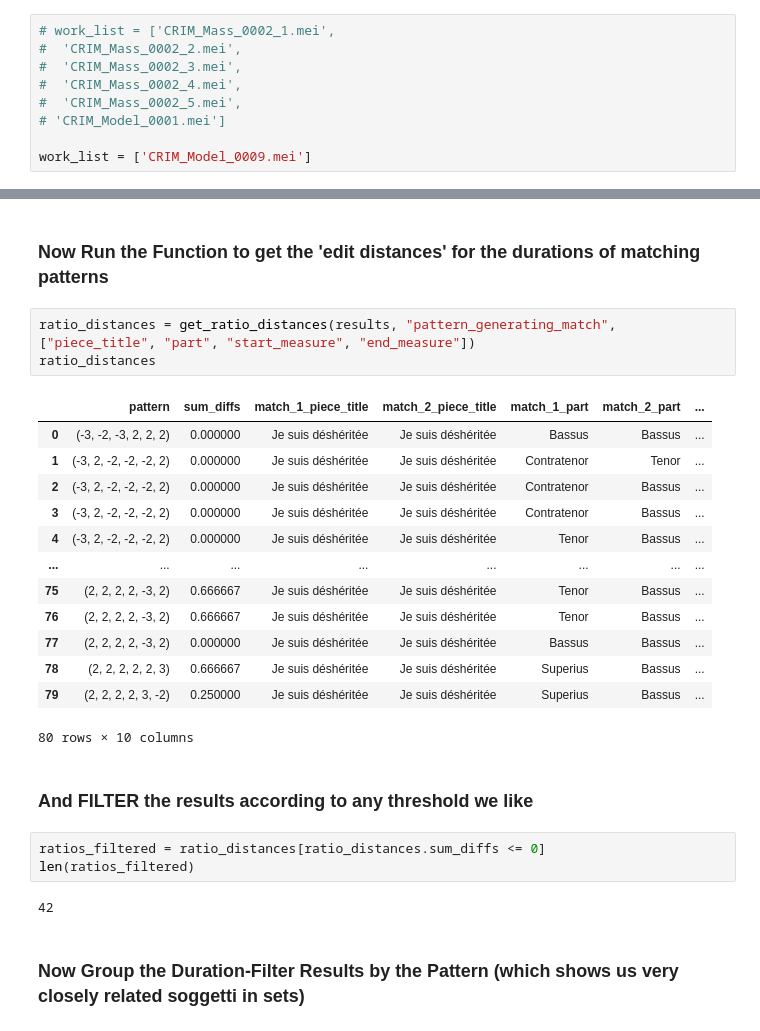
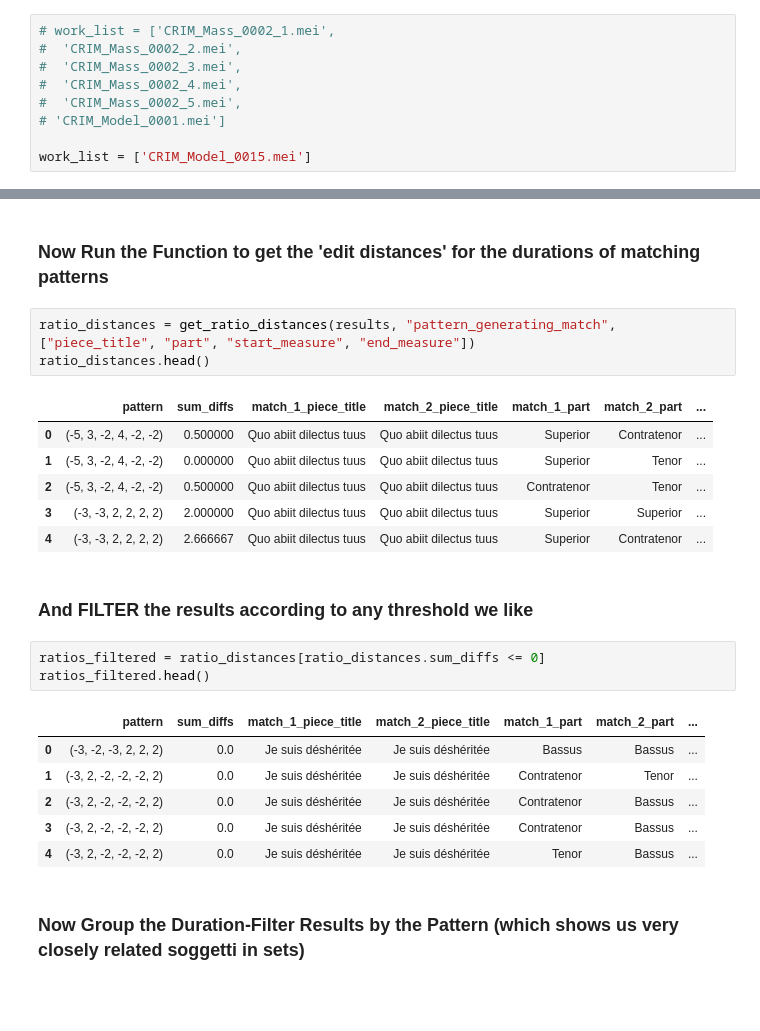
Before and after one commit to RichardFreedman/CRIM-notebooks, a Jupyter notebook: CRIM/CRIM_Intervals_Classify_12_31_20_dev.ipynb, the cells around one changed output, grey strips where cells are left out. Saved outputs shown, nothing was run; the diff lists cells and outputs as text; blank space fills up the shorter version.

```diff
--- a/CRIM/CRIM_Intervals_Classify_12_31_20_dev.ipynb
+++ b/CRIM/CRIM_Intervals_Classify_12_31_20_dev.ipynb
@@ -29,7 +29,7 @@ work_list = ['CRIM_Mass_0001_1.mei','CRIM_Mass_0001_2.mei','CRIM_Mass_0001_3.mei
 #  'CRIM_Mass_0002_5.mei',
 # 'CRIM_Model_0001.mei']
 
-work_list = ['CRIM_Model_0009.mei']
+work_list = ['CRIM_Model_0015.mei']
 # %% [markdown]
 ## Load File and Correct the MEI Metadata
 # %%
@@ -503,28 +483,26 @@ def get_ratio_distances(results, pattern_col, output_cols):
 ### Now Run the Function to get the 'edit distances' for the durations of matching patterns
 # %%
 ratio_distances = get_ratio_distances(results, "pattern_generating_match", ["piece_title", "part", "start_measure", "end_measure"])
-ratio_distances
+ratio_distances.head()
 # %% [output]
 |  | pattern | sum_diffs | match_1_piece_title | match_2_piece_title | match_1_part | match_2_part | ... |
-| 0 | (-3, -2, -3, 2, 2, 2) | 0.000000 | Je suis déshéritée | Je suis déshéritée | Bassus | Bassus | ... |
-| 1 | (-3, 2, -2, -2, -2, 2) | 0.000000 | Je suis déshéritée | Je suis déshéritée | Contratenor | Tenor | ... |
-| 2 | (-3, 2, -2, -2, -2, 2) | 0.000000 | Je suis déshéritée | Je suis déshéritée | Contratenor | Bassus | ... |
-| 3 | (-3, 2, -2, -2, -2, 2) | 0.000000 | Je suis déshéritée | Je suis déshéritée | Contratenor | Bassus | ... |
-| 4 | (-3, 2, -2, -2, -2, 2) | 0.000000 | Je suis déshéritée | Je suis déshéritée | Tenor | Bassus | ... |
-| ... | ... | ... | ... | ... | ... | ... | ... |
-| 75 | (2, 2, 2, 2, -3, 2) | 0.666667 | Je suis déshéritée | Je suis déshéritée | Tenor | Bassus | ... |
-| 76 | (2, 2, 2, 2, -3, 2) | 0.666667 | Je suis déshéritée | Je suis déshéritée | Tenor | Bassus | ... |
-| 77 | (2, 2, 2, 2, -3, 2) | 0.000000 | Je suis déshéritée | Je suis déshéritée | Bassus | Bassus | ... |
-| 78 | (2, 2, 2, 2, 2, 3) | 0.666667 | Je suis déshéritée | Je suis déshéritée | Superius | Bassus | ... |
-| 79 | (2, 2, 2, 2, 3, -2) | 0.250000 | Je suis déshéritée | Je suis déshéritée | Superius | Bassus | ... |
+| 0 | (-5, 3, -2, 4, -2, -2) | 0.500000 | Quo abiit dilectus tuus | Quo abiit dilectus tuus | Superior | Contratenor | ... |
+| 1 | (-5, 3, -2, 4, -2, -2) | 0.000000 | Quo abiit dilectus tuus | Quo abiit dilectus tuus | Superior | Tenor | ... |
+| 2 | (-5, 3, -2, 4, -2, -2) | 0.500000 | Quo abiit dilectus tuus | Quo abiit dilectus tuus | Contratenor | Tenor | ... |
+| 3 | (-3, -3, 2, 2, 2, 2) | 2.000000 | Quo abiit dilectus tuus | Quo abiit dilectus tuus | Superior | Superior | ... |
+| 4 | (-3, -3, 2, 2, 2, 2) | 2.666667 | Quo abiit dilectus tuus | Quo abiit dilectus tuus | Superior | Contratenor | ... |
-80 rows × 10 columns
 # %% [markdown]
 ### And FILTER the results according to any threshold we like
 # %%
 ratios_filtered = ratio_distances[ratio_distances.sum_diffs <= 0]
-len(ratios_filtered)
+ratios_filtered.head()
 # %% [output]
-42
+|  | pattern | sum_diffs | match_1_piece_title | match_2_piece_title | match_1_part | match_2_part | ... |
+| 0 | (-3, -2, -3, 2, 2, 2) | 0.0 | Je suis déshéritée | Je suis déshéritée | Bassus | Bassus | ... |
+| 1 | (-3, 2, -2, -2, -2, 2) | 0.0 | Je suis déshéritée | Je suis déshéritée | Contratenor | Tenor | ... |
+| 2 | (-3, 2, -2, -2, -2, 2) | 0.0 | Je suis déshéritée | Je suis déshéritée | Contratenor | Bassus | ... |
+| 3 | (-3, 2, -2, -2, -2, 2) | 0.0 | Je suis déshéritée | Je suis déshéritée | Contratenor | Bassus | ... |
+| 4 | (-3, 2, -2, -2, -2, 2) | 0.0 | Je suis déshéritée | Je suis déshéritée | Tenor | Bassus | ... |
 # %% [markdown]
 ### Now Group the Duration-Filter Results by the Pattern (which shows us very closely related soggetti in sets)
 # %%
```
Also changed, not shown: parts of 24 cells of this notebook.
